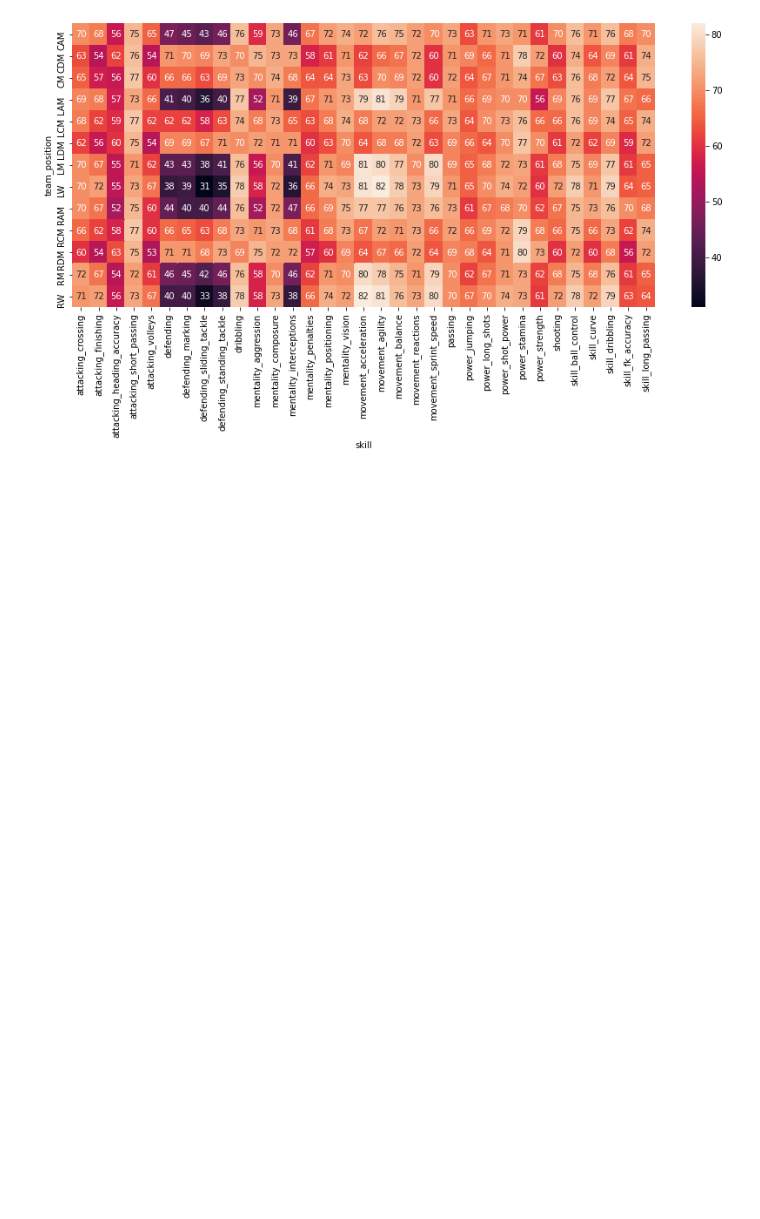
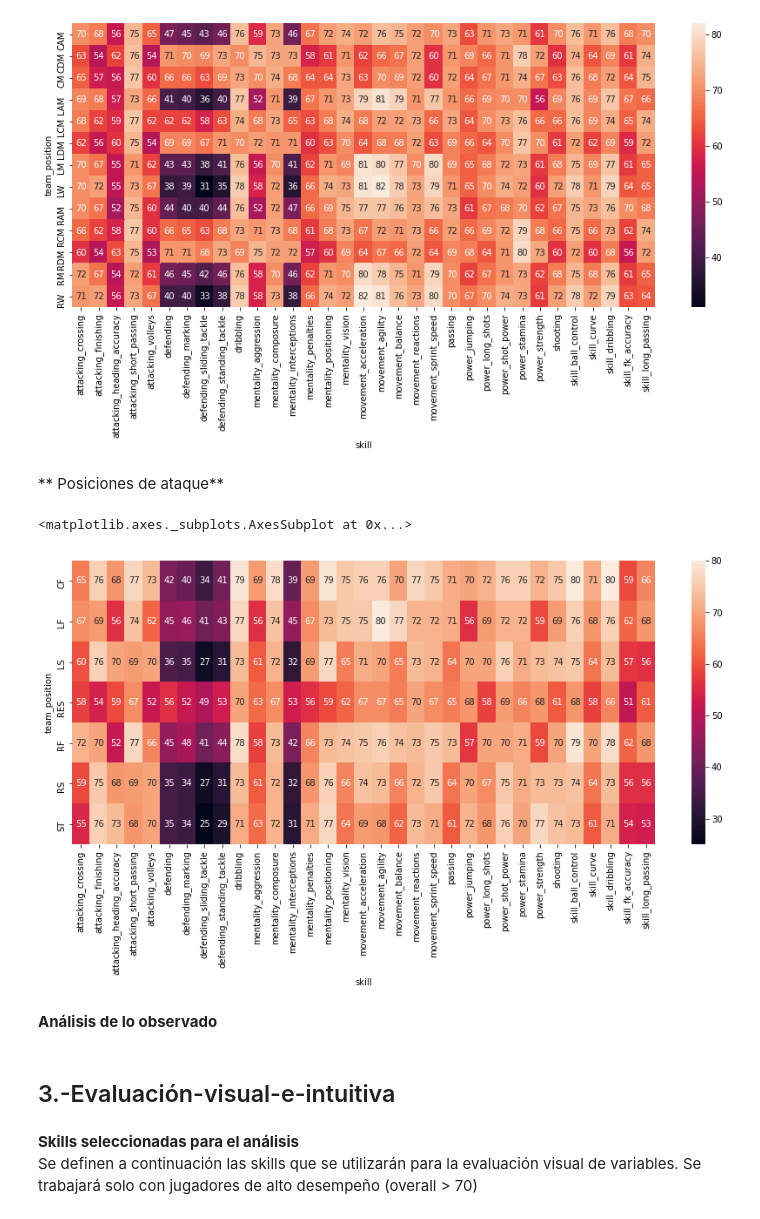
Before and after one commit to Damian981/TP_NO_SUPERVISADO-DIPLODATOS-, a Jupyter notebook: No_Supervisado_práctico_completo.ipynb, the cells around one changed output. Saved outputs shown, nothing was run; the diff lists cells and outputs as text; code cells hidden in the pictures; blank space fills up the shorter version.

```diff
--- a/No_Supervisado_práctico_completo.ipynb
+++ b/No_Supervisado_práctico_completo.ipynb
@@ -239,3 +239,19 @@ sns.heatmap(df_def, annot=True)
 # %% [output]
 <matplotlib.axes._subplots.AxesSubplot at 0x...>
 [figure]
+# %% [markdown]
+** Posiciones de ataque**
+# %%
+df_def = df_melt[(df_melt["zona"] == "AT")].reset_index().pivot("team_position", "skill", "value")
+plt.figure(figsize=(15,6))
+sns.heatmap(df_def, annot=True)
+# %% [output]
+<matplotlib.axes._subplots.AxesSubplot at 0x...>
+[figure, added]
+# %% [markdown]
+**Análisis de lo observado**<br/>
+# %% [markdown]
+## 3.-Evaluación-visual-e-intuitiva
+# %% [markdown]
+**Skills seleccionadas para el análisis**<br />
+Se definen a continuación las skills que se utilizarán para la evaluación visual de variables. Se trabajará solo con jugadores de alto desempeño (overall > 70)
```
Also changed, not shown: parts of 2 cells of this notebook.
